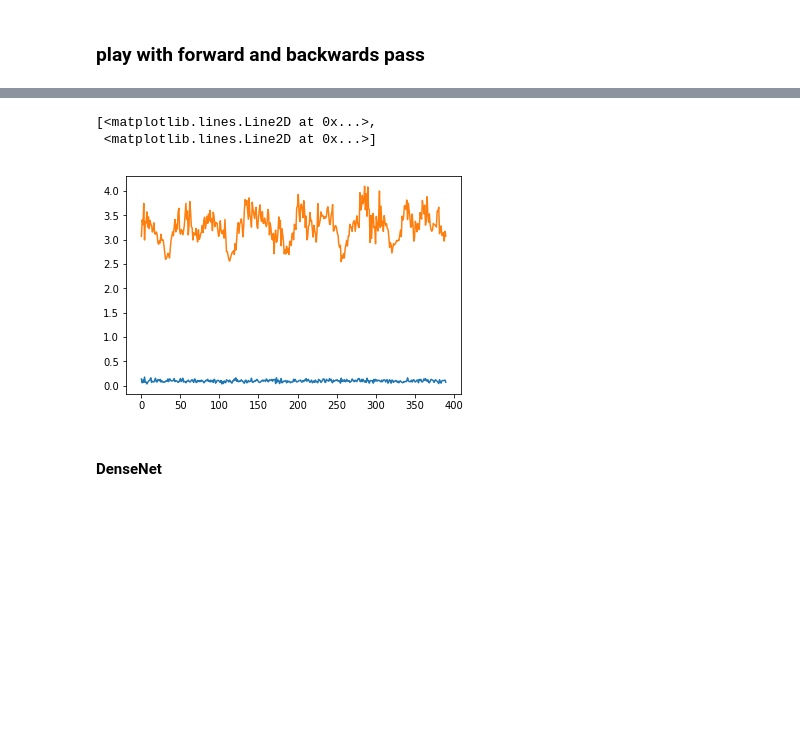
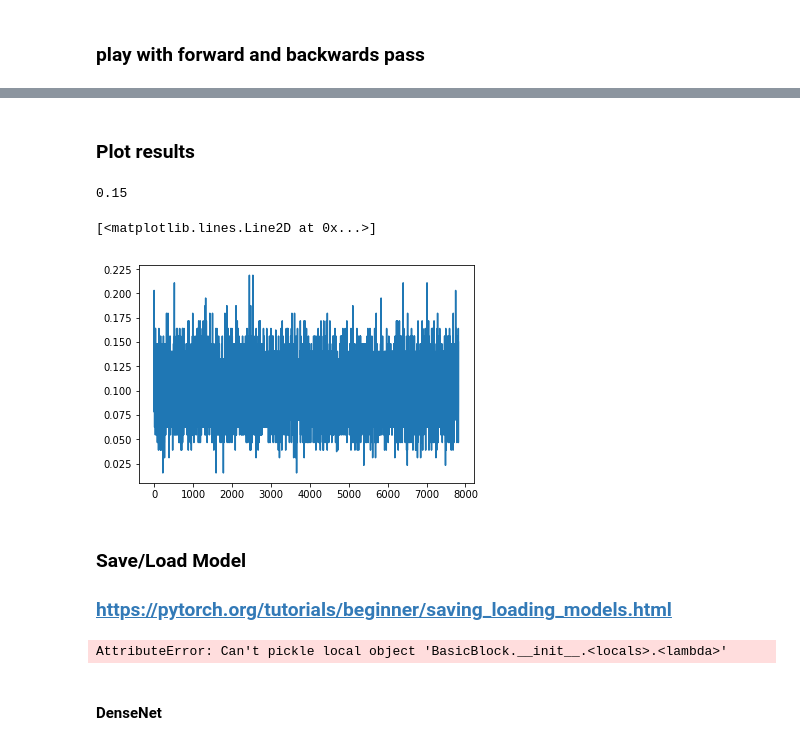
Before and after one commit to khushdeep-singh/DD2424project, a Jupyter notebook: assignmentforsaturdayOla.ipynb, the cells around one changed output, grey strips where cells are left out. Cells and saved outputs as stored; diff of their text form; code cells hidden in the pictures; blank space fills up the shorter version.

Commit message:
trying to save model but the custom model doesn't seem to be built for saving, will try to save parameters instead

```diff
--- a/assignmentforsaturdayOla.ipynb
+++ b/assignmentforsaturdayOla.ipynb
@@ -163,9 +167,9 @@ def xent_softmax(prediction):
 ### play with forward and backwards pass
 # %%
 start    = time.time()
-n_epoch  = 1
-accuracy = []
-loss     = []
+n_epoch  = 10
+# accuracy = []
+# loss     = []
 
 for epoch in range(n_epoch):
     data_iterator = iter(data_loader)
@@ -192,7 +205,22 @@ time passed after training 0 epochs is 16.04196286201477 seconds
+# %% [markdown]
+### Plot results
+# %%
+accuracy[-1]
+# %% [output]
+0.15
 # %%
 x = np.arange(0,len(accuracy))
-plt.plot(x,np.array(accuracy),np.array(loss))
+plt.plot(x,np.array(accuracy))
 # %% [output]
-[<matplotlib.lines.Line2D at 0x...>,
- <matplotlib.lines.Line2D at 0x...>]
+[<matplotlib.lines.Line2D at 0x...>]
-[figure, old version]
+[figure, new version]
+# %% [markdown]
+### Save/Load Model
+### https://pytorch.org/tutorials/beginner/saving_loading_models.html
+# %%
+save_filename = "resnet56_cumultrain.pickle"
+load_filename = save_filename
+
+torch.save(resnet, path+"/models/"+save_filename)
+# %% [output]
+AttributeError: Can't pickle local object 'BasicBlock.__init__.<locals>.<lambda>'
```
Also changed, not shown: parts of 4 cells of this notebook.
